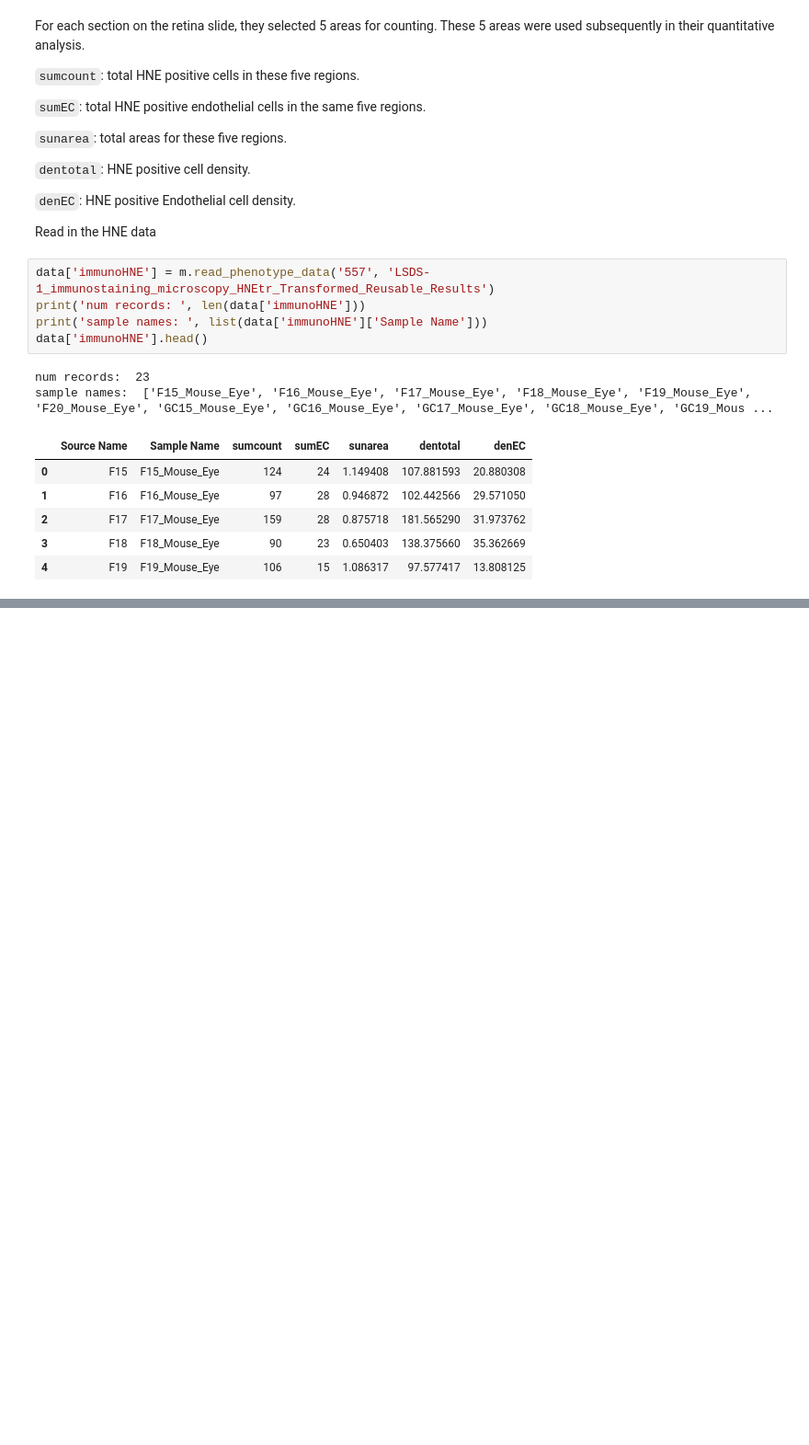
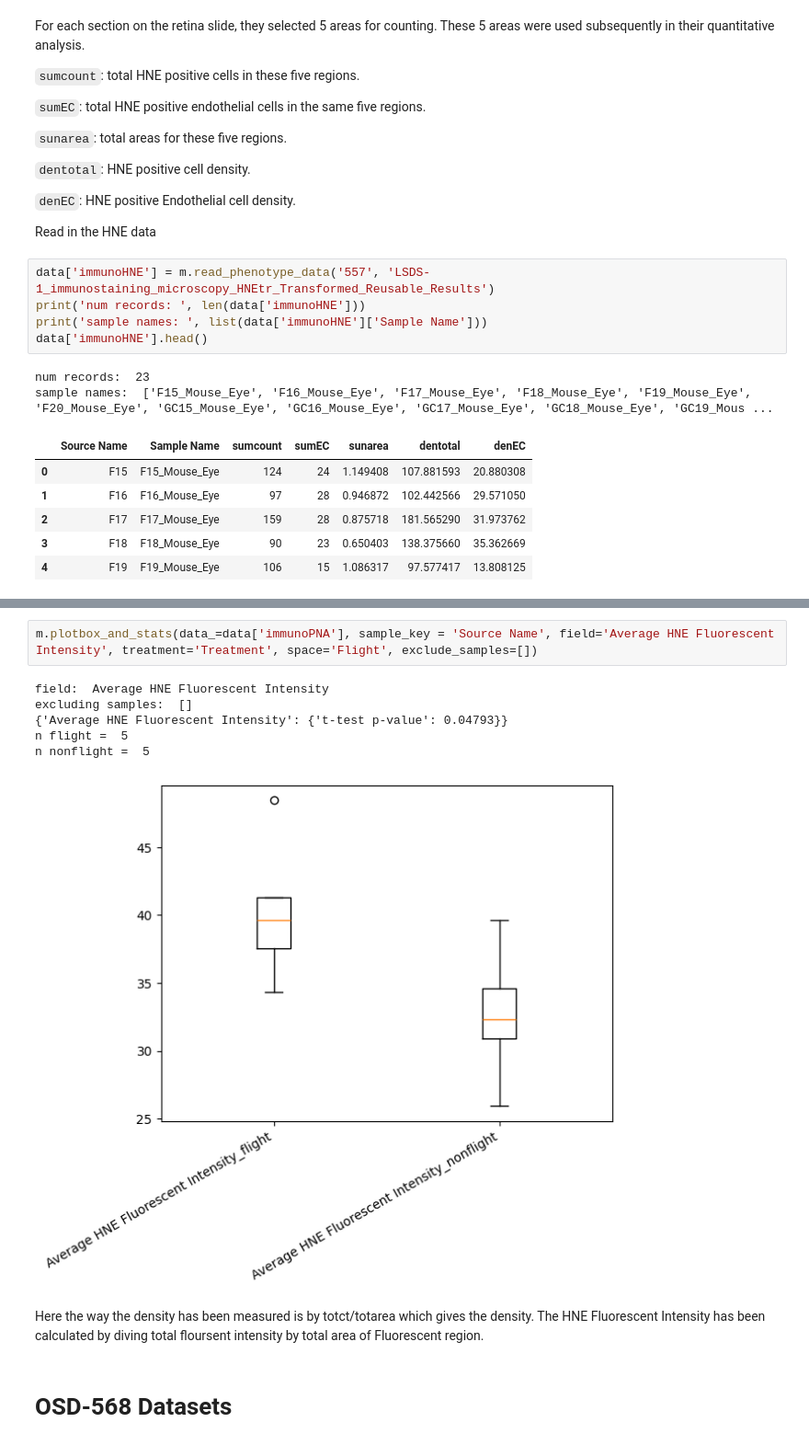
Before and after one commit to shivabioinformatics/AI-ML-in-Space-Biology-NASA-TOPS-T-ScienceCore-, a Jupyter notebook: Untitled1.ipynb, the cells around one changed output, grey strips where cells are left out. Shown at 92% size. Saved outputs shown, nothing was run; the diff lists cells and outputs as text; blank space fills up the shorter version.

```diff
--- a/Untitled1.ipynb
+++ b/Untitled1.ipynb
@@ -295,0 +416,13 @@ sample names:  ['F15_Mouse_Eye', 'F16_Mouse_Eye', 'F17_Mouse_Eye', 'F18_Mouse_Ey
+# %%
+m.plotbox_and_stats(data_=data['immunoPNA'], sample_key = 'Source Name', field='Average HNE Fluorescent Intensity', treatment='Treatment', space='Flight', exclude_samples=[])
+# %% [output]
+field:  Average HNE Fluorescent Intensity
+excluding samples:  []
+{'Average HNE Fluorescent Intensity': {'t-test p-value': 0.04793}}
+n flight =  5
+n nonflight =  5
+[figure, added]
+# %% [markdown]
+Here the way the density has been measured is by totct/totarea which gives the density. The HNE Fluorescent Intensity has been calculated by diving total floursent intensity by total area of Fluorescent region.
+# %% [markdown]
+# OSD-568 Datasets
```
Also changed, not shown: parts of 11 cells of this notebook.
